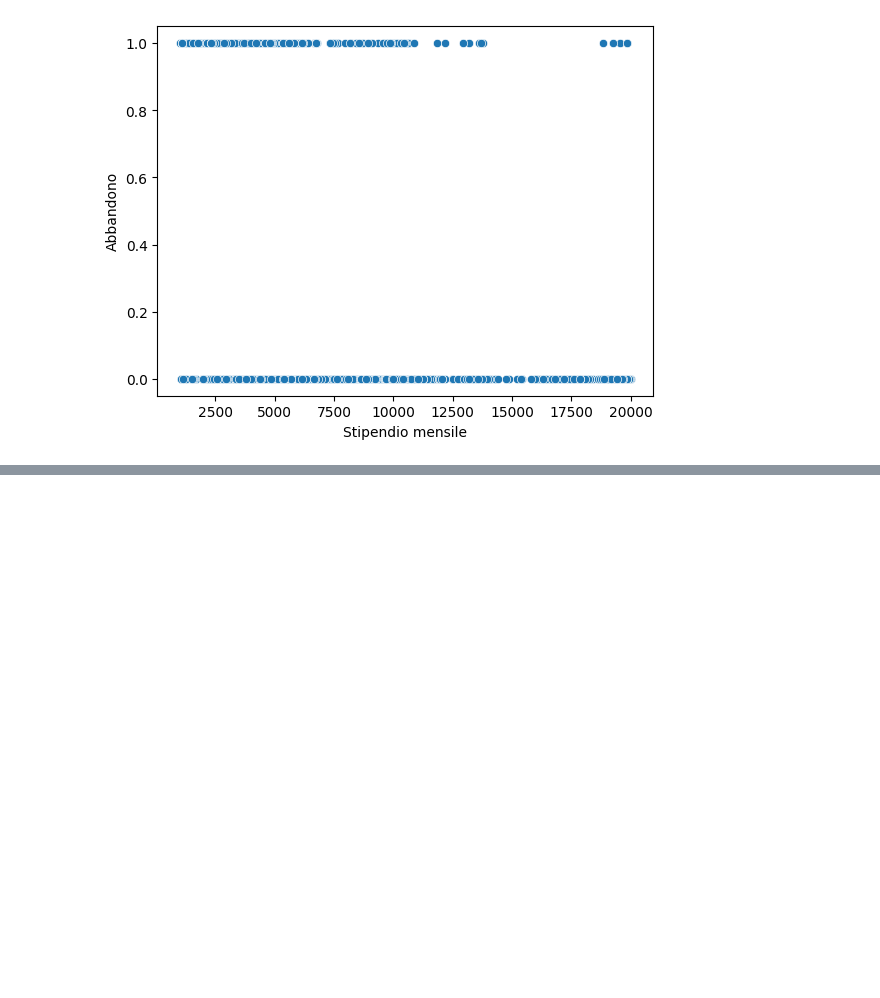
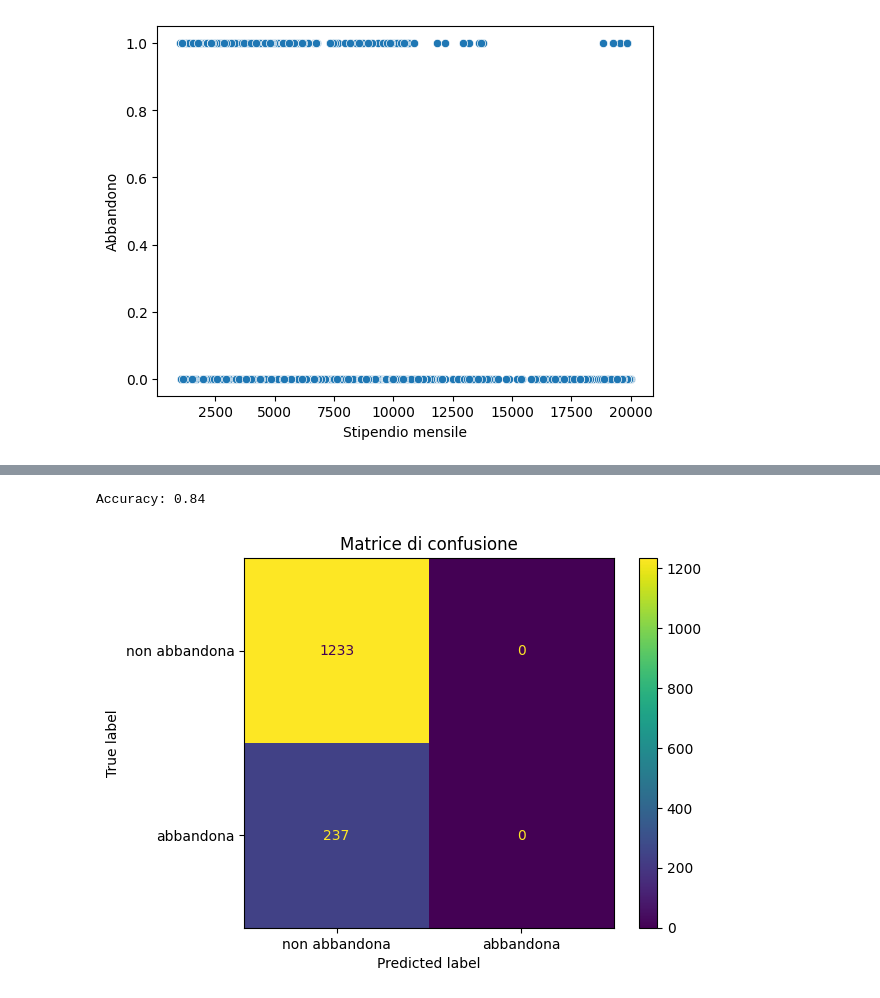
Before and after one commit to elisamezzi/Progetto_IDSAPCProg_gruppo5, a Jupyter notebook: notebooks/IntroDSePCProg_gruppo5_Attritition.ipynb, the cells around one changed output, grey strips where cells are left out. Saved outputs shown, nothing was run; the diff lists cells and outputs as text; code cells hidden in the pictures; blank space fills up the shorter version.

```diff
--- a/notebooks/IntroDSePCProg_gruppo5_Attritition.ipynb
+++ b/notebooks/IntroDSePCProg_gruppo5_Attritition.ipynb
@@ -1229,0 +1326,17 @@ plt.show()
+# %%
+#Per avere conferma di quanto detto, visualizziamo l'accuracy e la matrice di confusione
+
+y_pred = df_EA_clean_model.predict(x_df_EA_clean)
+
+acc = accuracy_score(y_df_EA_clean, y_pred)
+print(f"Accuracy: {acc:.2f}")
+
+
+cm = confusion_matrix(y_df_EA_clean, y_pred)
+disp = ConfusionMatrixDisplay(confusion_matrix=cm, display_labels=["non abbandona", "abbandona"])
+disp.plot()
+plt.title("Matrice di confusione")
+plt.show()
+# %% [output]
+Accuracy: 0.84
+[figure, added]
```
Also changed, not shown: parts of 16 cells of this notebook.
